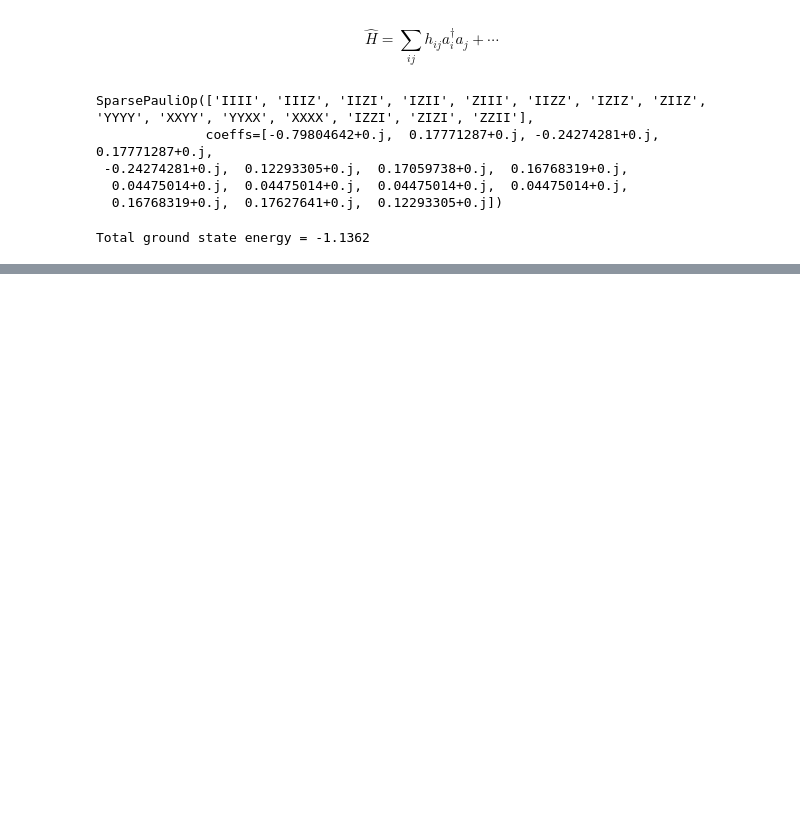
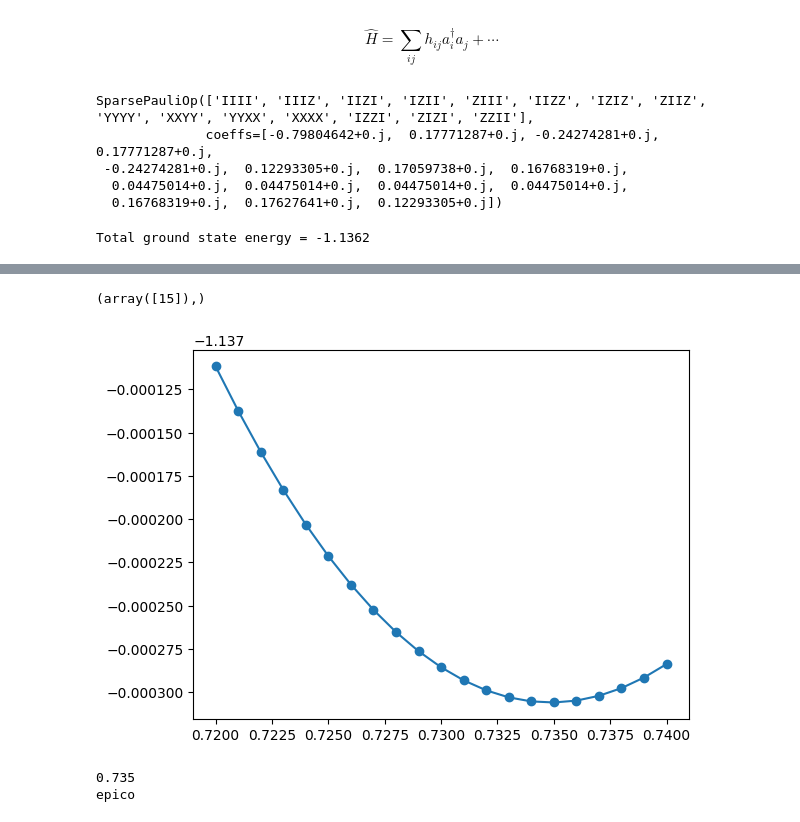
Before and after one commit to jervaal/IPRE-VQE, a Jupyter notebook: try.ipynb, the cells around one changed output, grey strips where cells are left out. Drawn from its saved outputs; the diff is of its cells as text; code cells hidden in the pictures; blank space fills up the shorter version.

```diff
--- a/try.ipynb
+++ b/try.ipynb
@@ -166,0 +238,17 @@ plt.plot(distances[:], energies[:])
+# %%
+plt.scatter(distancias[:], energias[:])
+plt.plot(distancias[:], energias[:])
+
+minimo = np.min(energias)
+np.where(energias == minimo)
+# %% [output]
+(array([15]),)
+[figure, added]
+# %%
+d_min = distancias[15]
+
+print(d_min)
+print('epico')
+# %% [output]
+0.735
+epico
```
Also changed, not shown: parts of 10 cells of this notebook.
